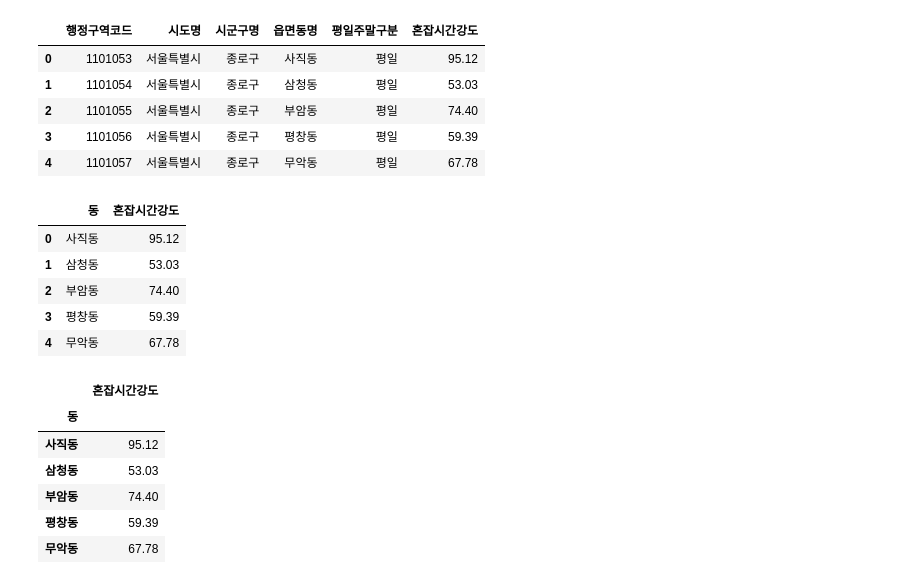
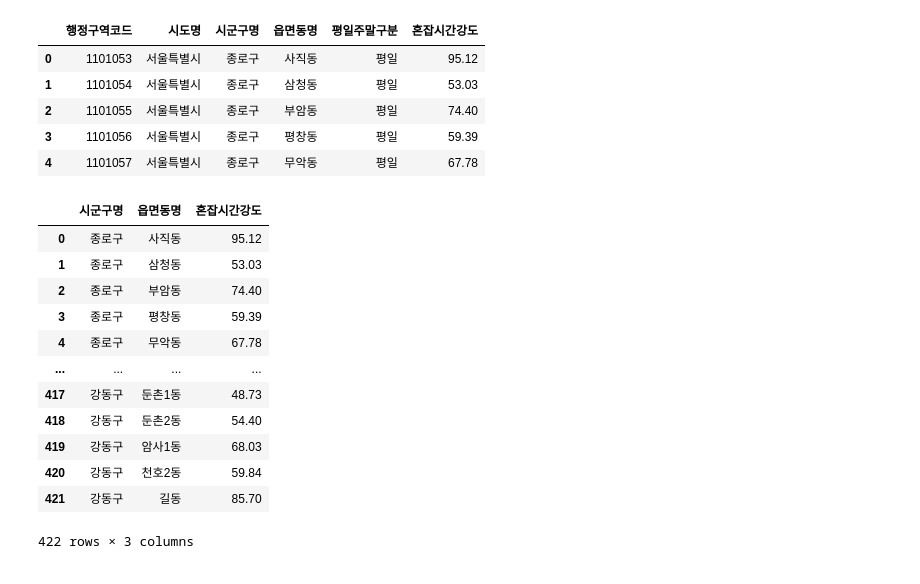
Before and after one commit to suhyun-jeong/Data_Project, a Jupyter notebook: 4. 도로.ipynb, the cells around one changed output. Drawn from its saved outputs; the diff is of its cells as text; code cells hidden in the pictures.

```diff
--- a/4. 도로.ipynb
+++ b/4. 도로.ipynb
@@ -140,28 +159,27 @@ traffic_time.head()
 # %%
 traffic_time = traffic_time[traffic_time["시도명"] == "서울특별시"]
 # %%
-traffic_time.drop(["행정구역코드", "시도명", "평일주말구분","시군구명"], axis=1,inplace=True)
+traffic_time.drop(["행정구역코드", "시도명", "평일주말구분"], axis=1,inplace=True)
+# %%
+traffic_time
+# %% [output]
+|  | 시군구명 | 읍면동명 | 혼잡시간강도 |
+| 0 | 종로구 | 사직동 | 95.12 |
+| 1 | 종로구 | 삼청동 | 53.03 |
+| 2 | 종로구 | 부암동 | 74.40 |
+| 3 | 종로구 | 평창동 | 59.39 |
+| 4 | 종로구 | 무악동 | 67.78 |
+| ... | ... | ... | ... |
+| 417 | 강동구 | 둔촌1동 | 48.73 |
+| 418 | 강동구 | 둔촌2동 | 54.40 |
+| 419 | 강동구 | 암사1동 | 68.03 |
+| 420 | 강동구 | 천호2동 | 59.84 |
+| 421 | 강동구 | 길동 | 85.70 |
+422 rows × 3 columns
 # %%
-traffic_time = traffic_time.rename({"읍면동명":"동"}, axis="columns")
-traffic_time.head()
+traffic_time=traffic_time.set_index(["시군구명","읍면동명"])
-# %% [output]
-|  | 동 | 혼잡시간강도 |
-| 0 | 사직동 | 95.12 |
-| 1 | 삼청동 | 53.03 |
-| 2 | 부암동 | 74.40 |
-| 3 | 평창동 | 59.39 |
-| 4 | 무악동 | 67.78 |
 # %%
-traffic_time=traffic_time.set_index("동")
-traffic_time.head()
+traffic_time.to_csv("data/(처리후)혼잡시간강도.csv", encoding="utf-8")
-# %% [output]
-|  | 혼잡시간강도 |
-| 동 |  |
-| 사직동 | 95.12 |
-| 삼청동 | 53.03 |
-| 부암동 | 74.40 |
-| 평창동 | 59.39 |
-| 무악동 | 67.78 |
 # %%
 traffic_time_dong = pd.merge(pop_seoul_dong,traffic_time,how='inner', on="동")
 # %%
```
Also changed, not shown: parts of 19 cells of this notebook, 5 other files.
